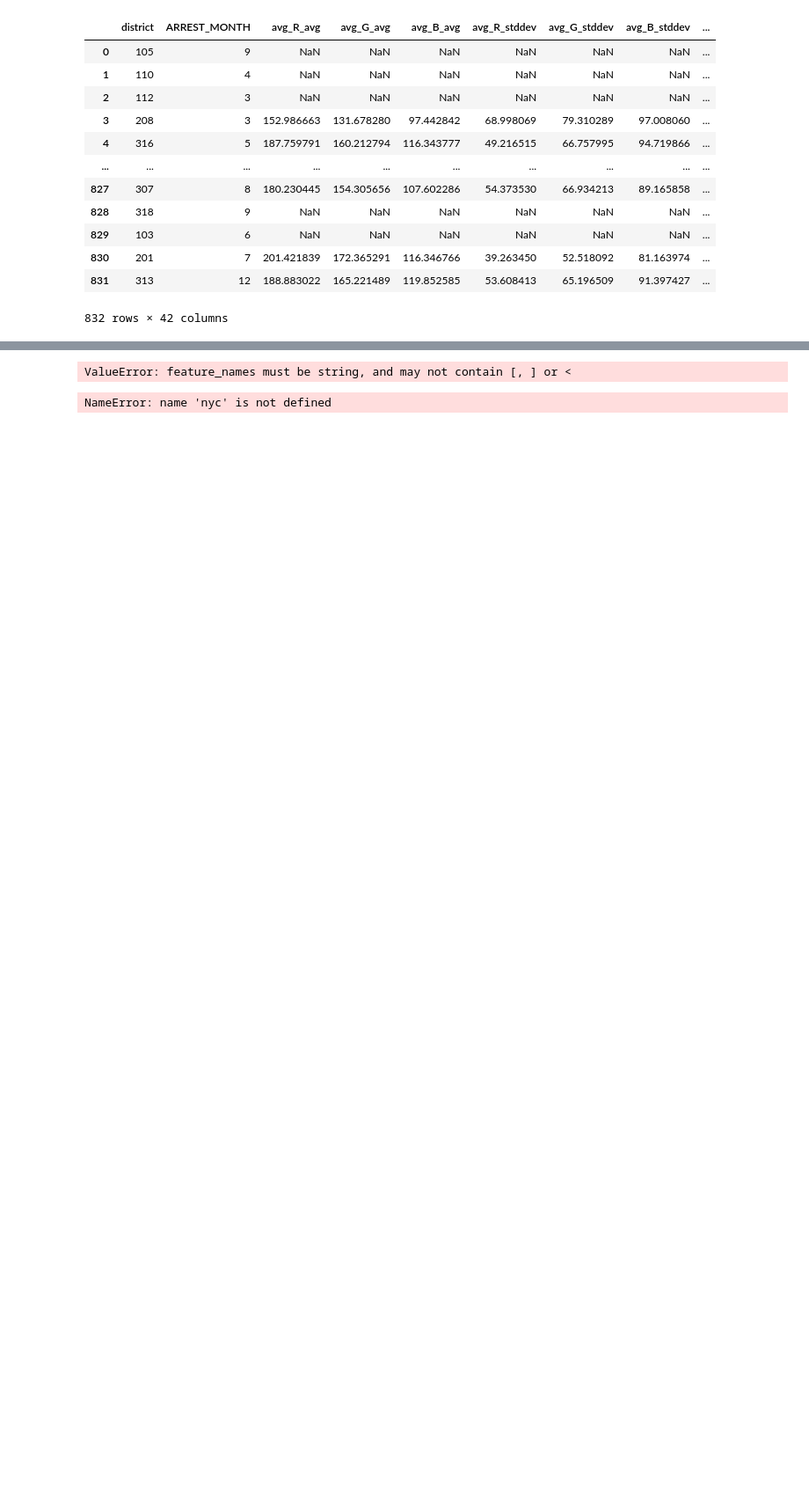
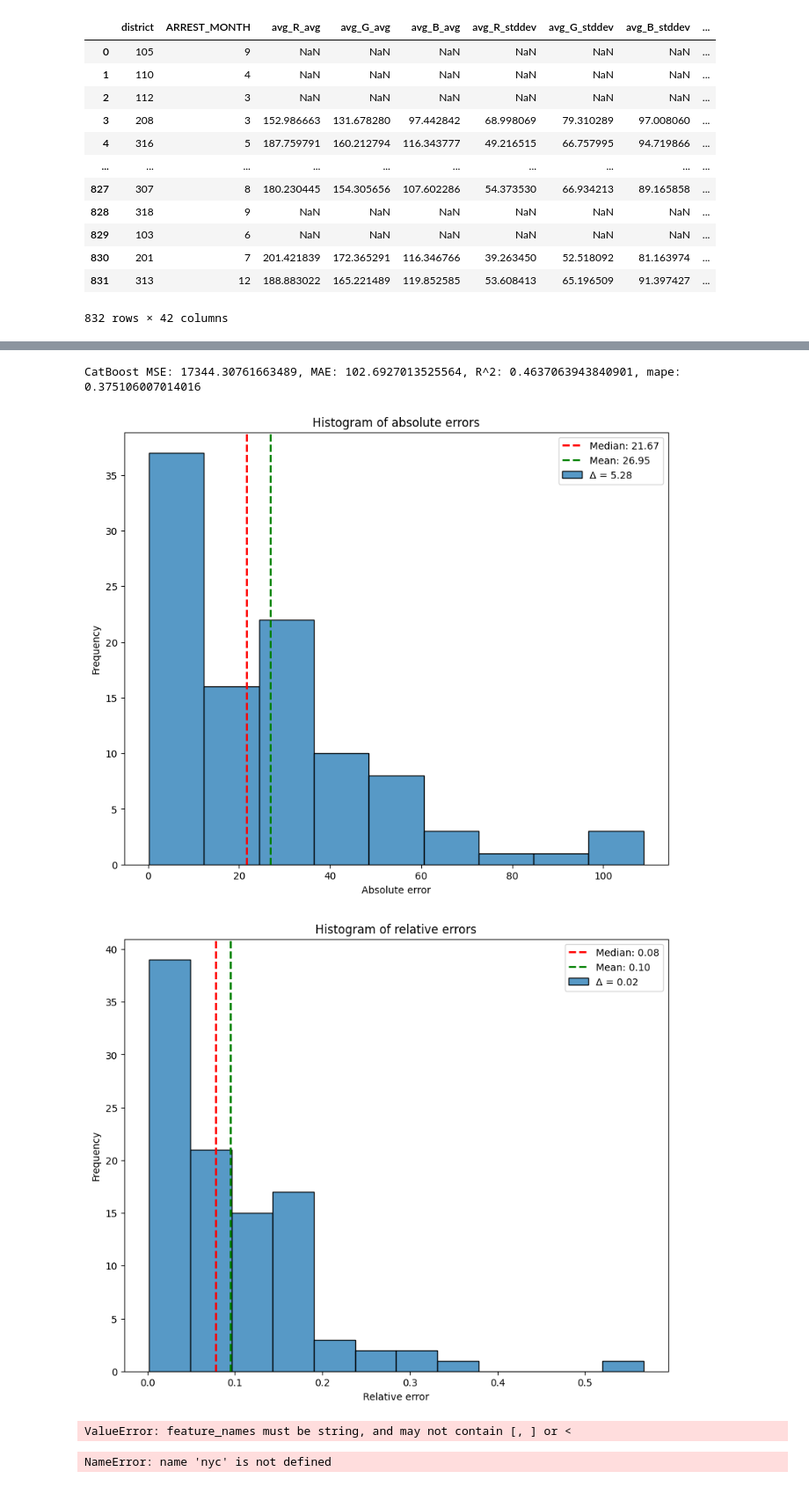
Before and after one commit to ElizabethSeth/ml_practice, a Jupyter notebook: test.ipynb, the cells around one changed output, grey strips where cells are left out. Shown at 88% size. Cells and saved outputs as stored; diff of their text form; code cells hidden in the pictures; blank space fills up the shorter version.

```diff
--- a/test.ipynb
+++ b/test.ipynb
@@ -666,0 +805,3 @@ CatBoost CV R^2 score: 0.9405151987285922
+# %%
+y = nyc_final["total_quantity_crime_in_dist"]
+X = nyc_final.drop(columns=["total_quantity_crime_in_dist" ])
@@ -666,0 +811,6 @@ CatBoost CV R^2 score: 0.9405151987285922
+# %%
+X_train, X_test, y_train, y_test = train_test_split(
+    X, y,
+    test_size=0.2,
+    random_state=42
+)
@@ -667,3 +888,54 @@ CatBoost CV R^2 score: 0.9405151987285922
+# %%
+y_pred = pipe_cat.predict(X_test)
+# %%
+mse = mean_squared_error(y_test, y_pred)
+mae = mean_absolute_error(y_test, y_pred)
+r2 = r2_score(y_test, y_pred)
+mape = mean_absolute_percentage_error(y_test, y_pred)
+print(f"CatBoost MSE: {mse}, MAE: {mae}, R^2: {r2}, mape: {mape}")
+# %% [output]
+CatBoost MSE: 17344.30761663489, MAE: 102.6927013525564, R^2: 0.4637063943840901, mape: 0.375106007014016
+# %%
+# counting the errors, relative and absolute ones.
+abs_error = np.abs(y_test - y_pred)
+rel_error = np.abs(y_test - y_pred) / y_test
+
+# calculating means and medians of each type of errors.
+med_abs = np.median(abs_error)
+mean_abs = np.mean(abs_error)
+med_rel = np.median(rel_error)
+mean_rel = np.mean(rel_error)
+
+# for absolute errors
+plt.figure(figsize=(10, 8))
+sns.histplot(abs_error)
+distance = abs(med_abs - mean_abs)
+
+plt.axvline(med_abs, color='red', linestyle='dashed', linewidth=2, label=f'Медиана: {med_abs:.2f}')
+plt.axvline(mean_abs, color='green', linestyle='dashed', linewidth=2, label=f'Среднее: {mean_abs:.2f}')
+
+plt.xlabel("Absolute error")
+plt.ylabel("Frequency")
+plt.title("Histogram of absolute errors")
+plt.legend([f'Median: {med_abs:.2f}', f'Mean: {mean_abs:.2f}', f'Δ = {distance:.2f}'])
+plt.show()
+
+# for relative errors
+plt.figure(figsize=(10, 8))
+sns.histplot(rel_error)
+distance = abs(med_rel - mean_rel)
+
+plt.axvline(med_rel, color='red', linestyle='dashed', linewidth=2, label=f'Median: {med_rel:.2f}')
+plt.axvline(mean_rel, color='green', linestyle='dashed', linewidth=2, label=f'Mean: {mean_rel:.2f}')
+
+plt.xlabel("Relative error")
+plt.ylabel("Frequency")
+plt.title("Histogram of relative errors")
+plt.legend([f'Median: {med_rel:.2f}', f'Mean: {mean_rel:.2f}', f'Δ = {distance:.2f}'])
+plt.show()
+# %% [output]
+[figure, added]
+[figure, added]
 # %%
 from xgboost import XGBRegressor
 
```
Also changed, not shown: parts of 20 cells of this notebook, 4 other files.
